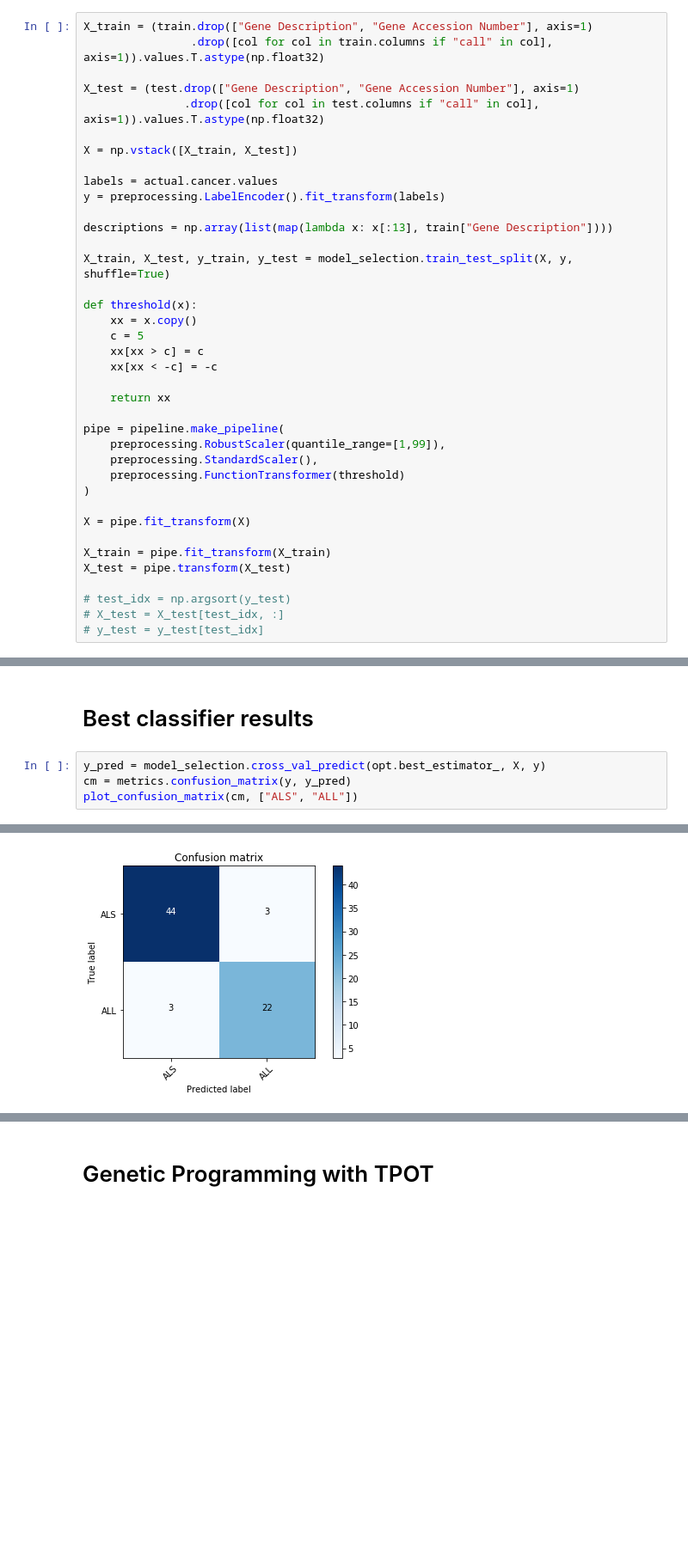
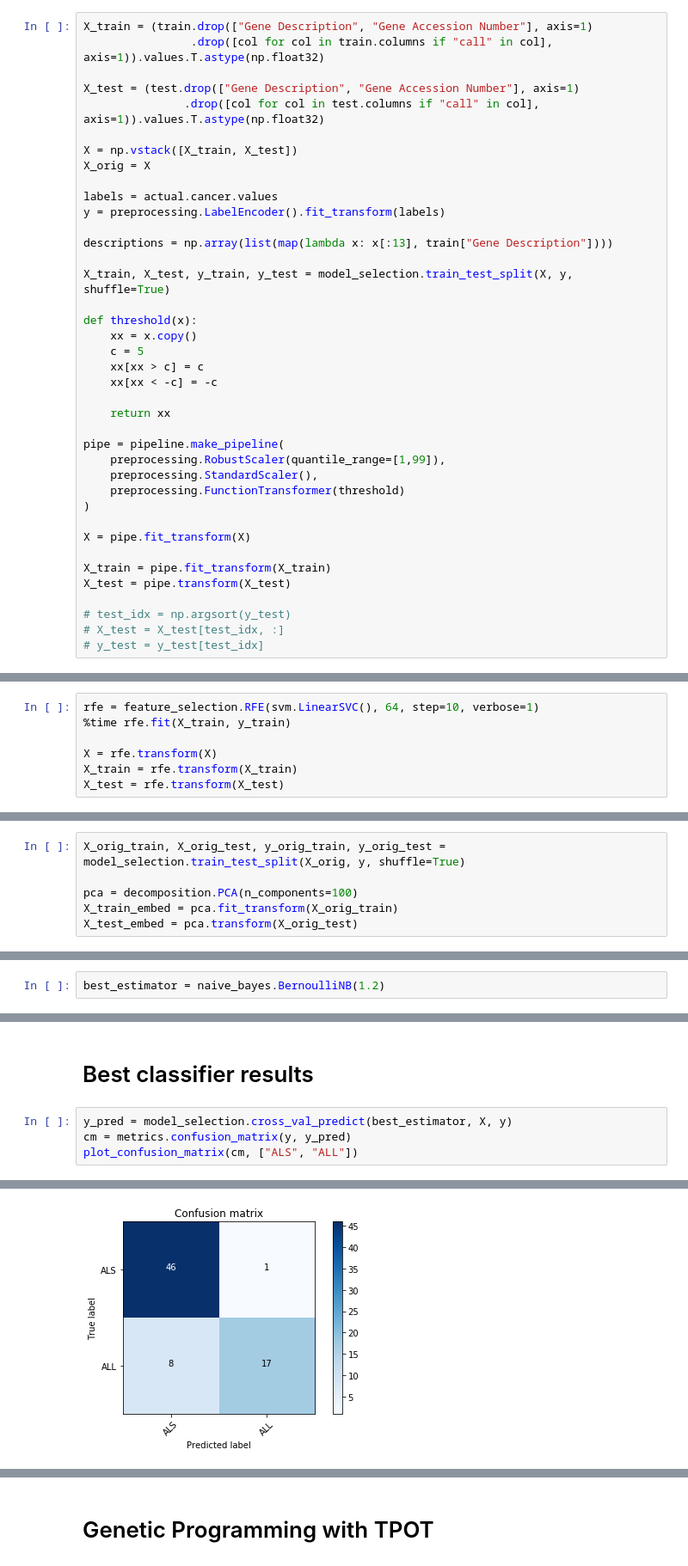
Before and after one commit to darthdeus/bioinf-project, a Jupyter notebook: Gene.ipynb, the cells around one changed output, grey strips where cells are left out. Shown: that part at 86% size. Cells and saved outputs as stored; diff of their text form; blank space fills up the shorter version.

```diff
--- a/Gene.ipynb
+++ b/Gene.ipynb
@@ -33,6 +37,7 @@ X_test = (test.drop(["Gene Description", "Gene Accession Number"], axis=1)
                .drop([col for col in test.columns if "call" in col], axis=1)).values.T.astype(np.float32)
 
 X = np.vstack([X_train, X_test])
+X_orig = X
 
 labels = actual.cancer.values
 y = preprocessing.LabelEncoder().fit_transform(labels)
@@ -99,0 +134,7 @@ pca.explained_variance_ratio_.cumsum()
+# %%
+rfe = feature_selection.RFE(svm.LinearSVC(), 64, step=10, verbose=1)
+%time rfe.fit(X_train, y_train)
+
+X = rfe.transform(X)
+X_train = rfe.transform(X_train)
+X_test = rfe.transform(X_test)
@@ -100,2 +171,8 @@ pca.explained_variance_ratio_.cumsum()
+# %%
+X_orig_train, X_orig_test, y_orig_train, y_orig_test = model_selection.train_test_split(X_orig, y, shuffle=True)
+
+pca = decomposition.PCA(n_components=100)
+X_train_embed = pca.fit_transform(X_orig_train)
+X_test_embed = pca.transform(X_orig_test)
 # %%
 plt.plot(pca.explained_variance_ratio_.cumsum())
@@ -215 +262,3 @@ Wall time: 5min 48s
+# %%
+best_estimator = naive_bayes.BernoulliNB(1.2)
 # %%
@@ -219,7 +268,7 @@ model_selection.cross_val_score(opt.best_estimator_, X, y, cv=model_selection.Le
 # %% [markdown]
 # Best classifier results
 # %%
-y_pred = model_selection.cross_val_predict(opt.best_estimator_, X, y)
+y_pred = model_selection.cross_val_predict(best_estimator, X, y)
 cm = metrics.confusion_matrix(y, y_pred)
 plot_confusion_matrix(cm, ["ALS", "ALL"])
 # %% [output]
@@ -229 +278 @@ Confusion matrix, without normalization
-[figure, old version]
+[figure, new version]
```
Also changed, not shown: parts of 96 cells of this notebook.
